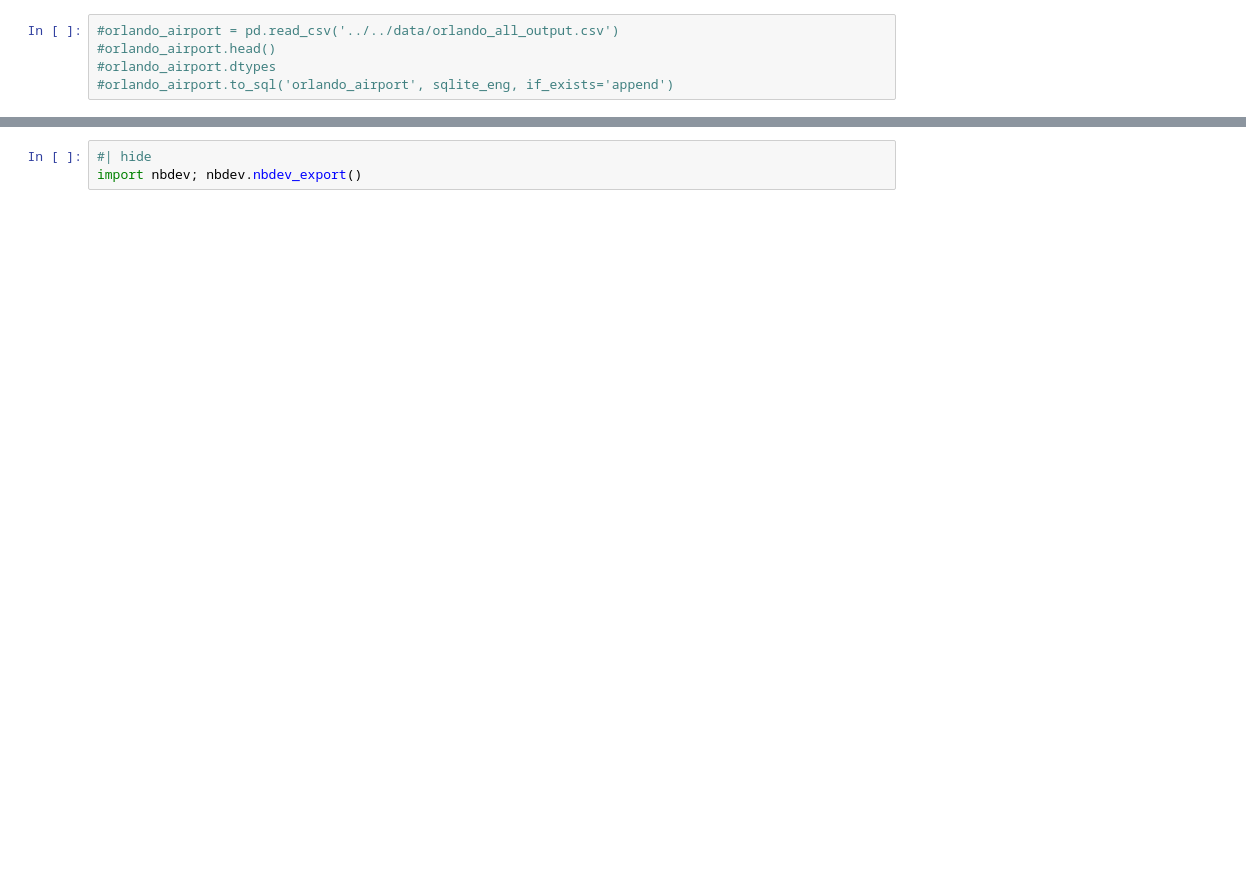
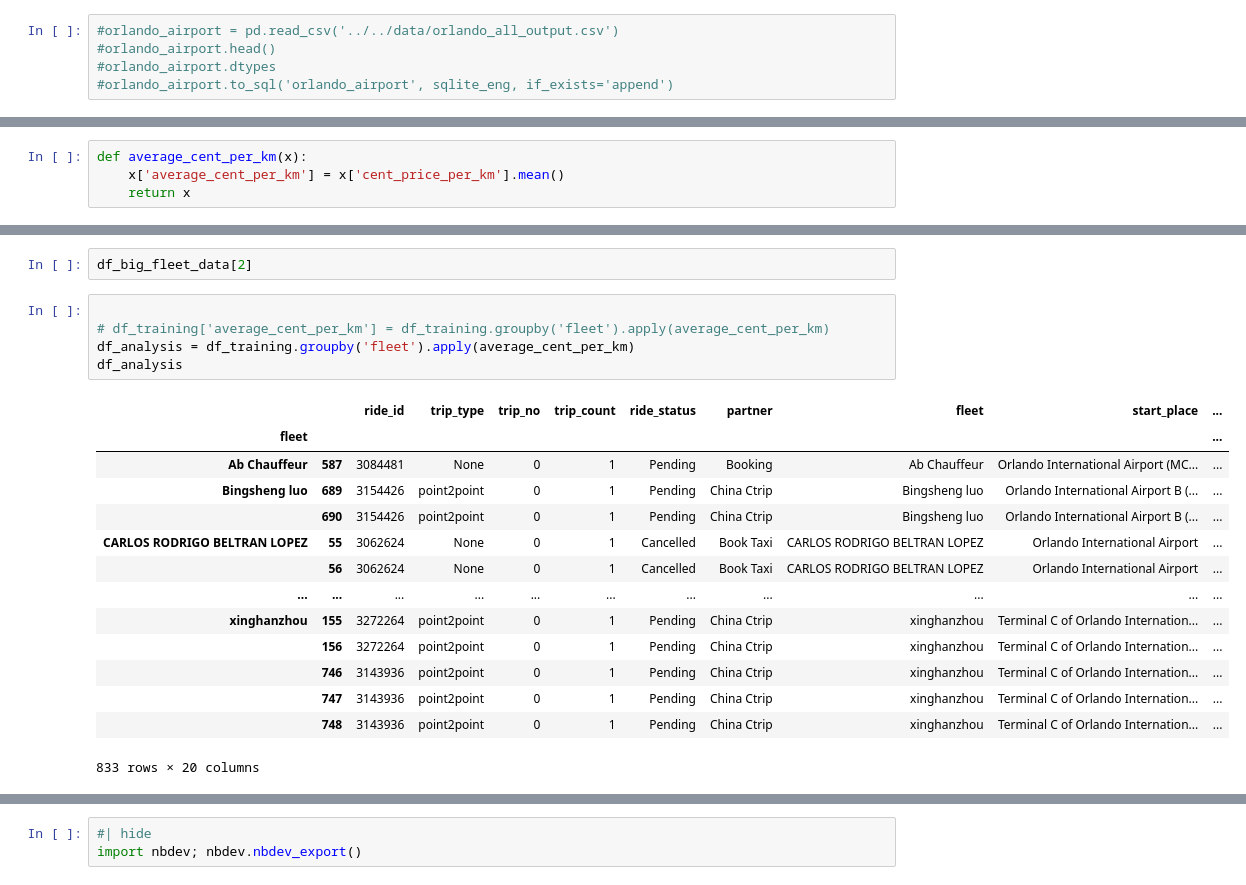
Before and after one commit to Binjian/pricing, a Jupyter notebook: nbs/01.data.database.sqlalchemy.ipynb, the cells around one changed output, grey strips where cells are left out. Drawn from its saved outputs; the diff is of its cells as text; blank space fills up the shorter version.

```diff
--- a/nbs/01.data.database.sqlalchemy.ipynb
+++ b/nbs/01.data.database.sqlalchemy.ipynb
@@ -556,0 +780,4 @@ df_training
+# %%
+def average_cent_per_km(x):
+    x['average_cent_per_km'] = x['cent_price_per_km'].mean()
+    return x
@@ -556,0 +881,22 @@ df_training
+# %%
+df_big_fleet_data[2]
+# %%
+
+# df_training['average_cent_per_km'] = df_training.groupby('fleet').apply(average_cent_per_km)
+df_analysis = df_training.groupby('fleet').apply(average_cent_per_km)
+df_analysis
+# %% [output]
+|  |  | ride_id | trip_type | trip_no | trip_count | ride_status | partner | fleet | start_place | ... |
+| fleet |  |  |  |  |  |  |  |  |  | ... |
+| Ab Chauffeur | 587 | 3084481 | None | 0 | 1 | Pending | Booking | Ab Chauffeur | Orlando International Airport (MC... | ... |
+| Bingsheng luo | 689 | 3154426 | point2point | 0 | 1 | Pending | China Ctrip | Bingsheng luo | Orlando International Airport B (... | ... |
+|  | 690 | 3154426 | point2point | 0 | 1 | Pending | China Ctrip | Bingsheng luo | Orlando International Airport B (... | ... |
+| CARLOS RODRIGO BELTRAN LOPEZ | 55 | 3062624 | None | 0 | 1 | Cancelled | Book Taxi | CARLOS RODRIGO BELTRAN LOPEZ | Orlando International Airport | ... |
+|  | 56 | 3062624 | None | 0 | 1 | Cancelled | Book Taxi | CARLOS RODRIGO BELTRAN LOPEZ | Orlando International Airport | ... |
+| ... | ... | ... | ... | ... | ... | ... | ... | ... | ... | ... |
+| xinghanzhou | 155 | 3272264 | point2point | 0 | 1 | Pending | China Ctrip | xinghanzhou | Terminal C of Orlando Internation... | ... |
+|  | 156 | 3272264 | point2point | 0 | 1 | Pending | China Ctrip | xinghanzhou | Terminal C of Orlando Internation... | ... |
+|  | 746 | 3143936 | point2point | 0 | 1 | Pending | China Ctrip | xinghanzhou | Terminal C of Orlando Internation... | ... |
+|  | 747 | 3143936 | point2point | 0 | 1 | Pending | China Ctrip | xinghanzhou | Terminal C of Orlando Internation... | ... |
+|  | 748 | 3143936 | point2point | 0 | 1 | Pending | China Ctrip | xinghanzhou | Terminal C of Orlando Internation... | ... |
+833 rows × 20 columns
```
Also changed, not shown: parts of 37 cells of this notebook, 4 other files.
